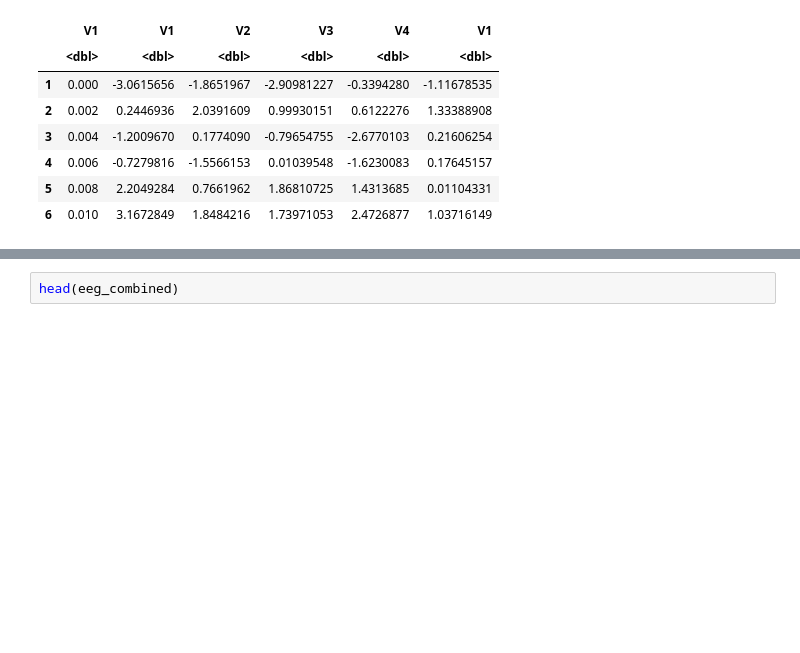
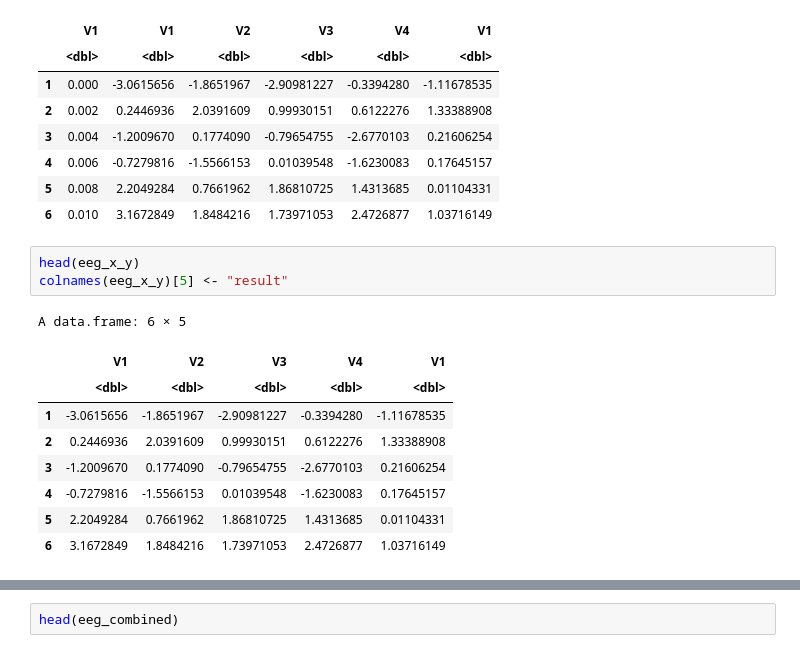
Before and after one commit to chois11/7089CEM-EEG, a Jupyter notebook: EEG_v1.2.ipynb, the cells around one changed output, grey strips where cells are left out. Drawn from its saved outputs; the diff is of its cells as text; blank space fills up the shorter version.

```diff
--- a/EEG_v1.2.ipynb
+++ b/EEG_v1.2.ipynb
@@ -51,6 +51,19 @@ A data.frame: 6 × 6
 | 4 | 0.006 | -0.7279816 | -1.5566153 | 0.01039548 | -1.6230083 | 0.17645157 |
 | 5 | 0.008 | 2.2049284 | 0.7661962 | 1.86810725 | 1.4313685 | 0.01104331 |
 | 6 | 0.010 | 3.1672849 | 1.8484216 | 1.73971053 | 2.4726877 | 1.03716149 |
+# %%
+head(eeg_x_y)
+colnames(eeg_x_y)[5] <- "result"
+# %% [output]
+A data.frame: 6 × 5
+|  | V1 | V2 | V3 | V4 | V1 |
+|  | <dbl> | <dbl> | <dbl> | <dbl> | <dbl> |
+| 1 | -3.0615656 | -1.8651967 | -2.90981227 | -0.3394280 | -1.11678535 |
+| 2 | 0.2446936 | 2.0391609 | 0.99930151 | 0.6122276 | 1.33388908 |
+| 3 | -1.2009670 | 0.1774090 | -0.79654755 | -2.6770103 | 0.21606254 |
+| 4 | -0.7279816 | -1.5566153 | 0.01039548 | -1.6230083 | 0.17645157 |
+| 5 | 2.2049284 | 0.7661962 | 1.86810725 | 1.4313685 | 0.01104331 |
+| 6 | 3.1672849 | 1.8484216 | 1.73971053 | 2.4726877 | 1.03716149 |
 # %%
 colnames(eeg_combined)[1] <- "time"
 colnames(eeg_combined)[6] <- "result"
```
Also changed, not shown: parts of 12 cells of this notebook, 4 other files.
